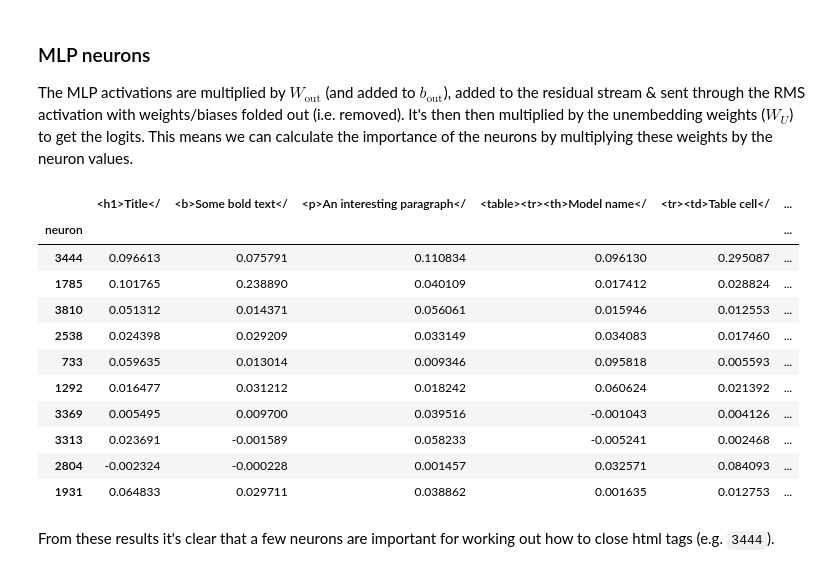
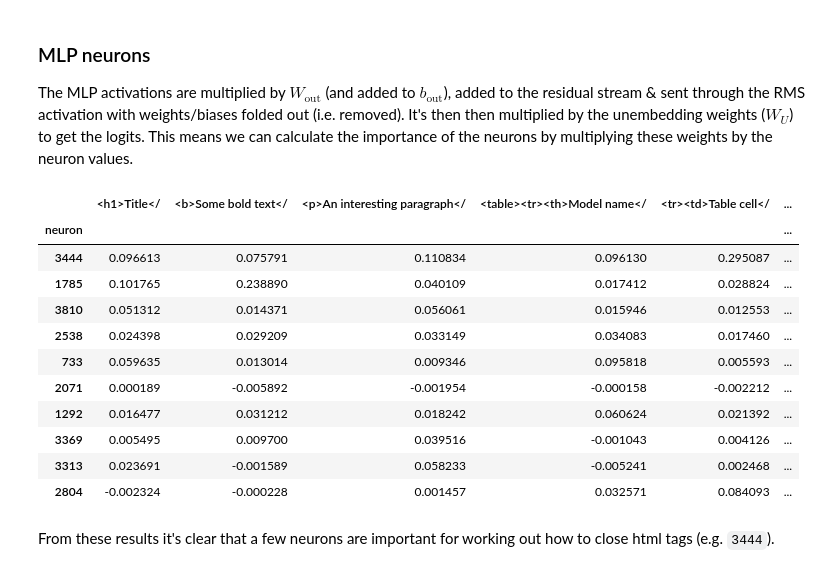
Before and after one commit to alan-cooney/mech-interp-code-generation, a Jupyter notebook: SoLU_Circuits.ipynb, the cells around one changed output. Cells and saved outputs as stored; diff of their text form; code cells hidden in the pictures.

```diff
--- a/SoLU_Circuits.ipynb
+++ b/SoLU_Circuits.ipynb
@@ -246,14 +247,19 @@ prompts = [
     "<div><img src='icon.jpg' /></",  # Check when there is a self-closing tag in-between
     "<fake>Fake tag</",  # Check for a fake html tag (note the model could also parse generic XML, so it may work)
     "<aowfdyekjds>Something</",  # Another fake tag (probably not in the dataset)
+    "<qz>Something</",  # Shorter fake tag
 ]
 
 
 
-# Run each prompt (with a few tokens appended by the model)
+# Run each prompt
 for prompt in prompts:
     next_token, probability = get_next_token(prompt)
-    print(colored(prompt, "green") + colored(next_token, "blue"), "(" + str(round(probability * 100, 1)) + "%)")
+    print(
+        colored(prompt, "green") # Prompt
+        + colored(next_token, "blue"), # Next token
+        "(" + str(round(probability * 100, 1)) + "%)" # Probability
+    )
 # %% [output]
 <h1>Title</h (83.6%)
 <b>Some bold text</b (96.0%)
@@ -311,26 +318,27 @@ for prompt in prompts:
     prompts_neuron_importance[prompt] = importance_percentage.cpu().numpy()
 # %%
 importance = pd.DataFrame(prompts_neuron_importance)
-importance["average"] = importance.sum(axis=1) / len(importance.columns)
+# Note we use absolute values to check for strongly negative neurons as well
+importance["average"] = importance.sum(axis=1).abs() / len(importance.columns)
 
 # Format and sort
 importance.index.name = "neuron"
 importance = importance.sort_values(by="average", ascending=False)
 
 importance.head(10)
 # %% [output]
 |  | <h1>Title</ | <b>Some bold text</ | <p>An interesting paragraph</ | <table><tr><th>Model name</ | <tr><td>Table cell</ | ... |
 | neuron |  |  |  |  |  | ... |
 | 3444 | 0.096613 | 0.075791 | 0.110834 | 0.096130 | 0.295087 | ... |
 | 1785 | 0.101765 | 0.238890 | 0.040109 | 0.017412 | 0.028824 | ... |
 | 3810 | 0.051312 | 0.014371 | 0.056061 | 0.015946 | 0.012553 | ... |
 | 2538 | 0.024398 | 0.029209 | 0.033149 | 0.034083 | 0.017460 | ... |
 | 733 | 0.059635 | 0.013014 | 0.009346 | 0.095818 | 0.005593 | ... |
+| 2071 | 0.000189 | -0.005892 | -0.001954 | -0.000158 | -0.002212 | ... |
 | 1292 | 0.016477 | 0.031212 | 0.018242 | 0.060624 | 0.021392 | ... |
 | 3369 | 0.005495 | 0.009700 | 0.039516 | -0.001043 | 0.004126 | ... |
 | 3313 | 0.023691 | -0.001589 | 0.058233 | -0.005241 | 0.002468 | ... |
 | 2804 | -0.002324 | -0.000228 | 0.001457 | 0.032571 | 0.084093 | ... |
-| 1931 | 0.064833 | 0.029711 | 0.038862 | 0.001635 | 0.012753 | ... |
 # %% [markdown]
 From these results it's clear that a few neurons are important for working out how to close html tags (e.g. `3444`).
 # %% [markdown]
```
Also changed, not shown: parts of 5 cells of this notebook.
